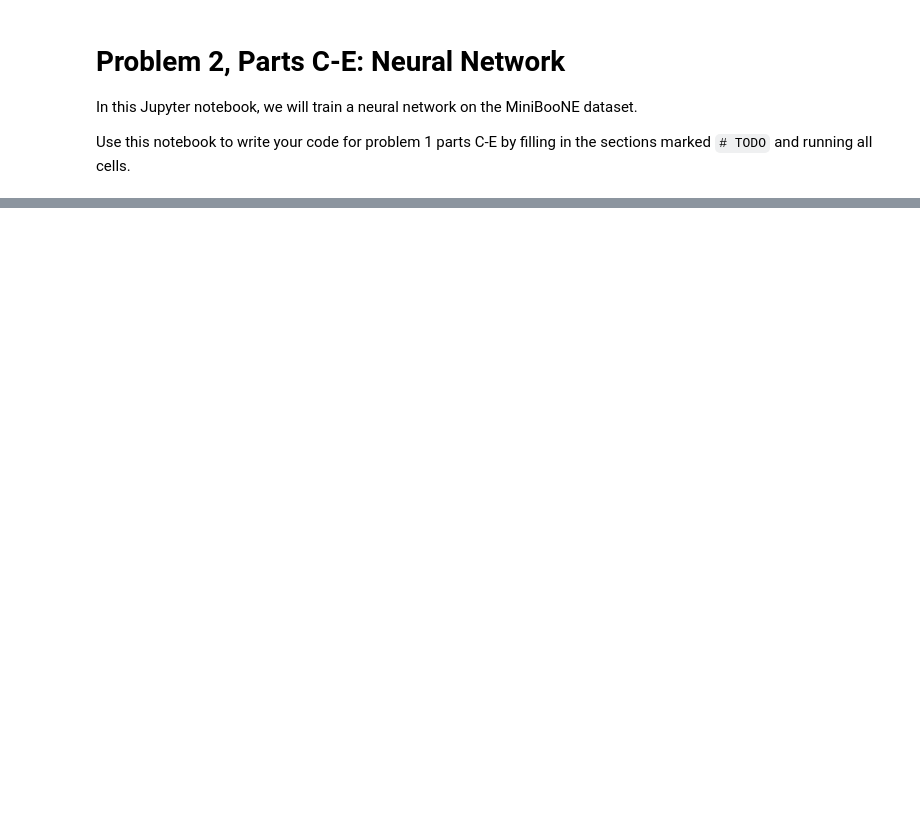
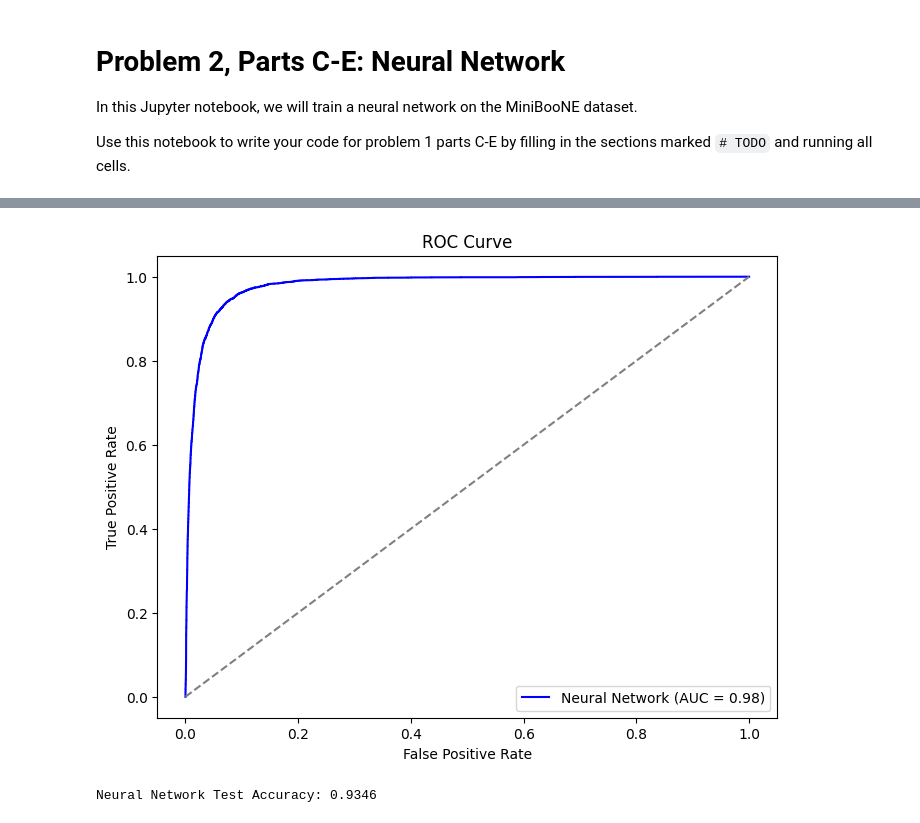
Before and after one commit to JarnovdKolk/Test, a Jupyter notebook: Homework2_Part2.ipynb, the cells around one changed output, grey strips where cells are left out. Cells and saved outputs as stored; diff of their text form; code cells hidden in the pictures; blank space fills up the shorter version.

```diff
--- a/Homework2_Part2.ipynb
+++ b/Homework2_Part2.ipynb
@@ -172,0 +247,44 @@ plot_roc(y_test, preds_nn)
+# %%
+# =============================
+# Problem E: Standardized features & Adam optimizer
+# =============================
+scaler = StandardScaler()
+X_train_scaled = scaler.fit_transform(X_train)
+X_test_scaled = scaler.transform(X_test)
+
+inputs = Input(shape=(X_train.shape[1],))
+x = Dense(128, activation='relu')(inputs)
+x = Dense(128, activation='relu')(x)
+x = Dense(128, activation='relu')(x)
+outputs = Dense(1, activation='sigmoid')(x)
+model = Model(inputs=inputs, outputs=outputs)
+
+# Compile model
+model.compile(optimizer=Adam(learning_rate=0.001), loss='binary_crossentropy', metrics=['accuracy'])
+
+# Train model
+history = model.fit(X_train_scaled, y_train, epochs=50, batch_size=128, validation_data=(X_test_scaled, y_test), verbose=1)
+
+# Predict and plot ROC
+preds_nn = model.predict(X_test_scaled)
+
+from sklearn.metrics import roc_curve, auc
+import matplotlib.pyplot as plt
+
+# Get predicted probabilities
+preds_nn = model.predict(X_test_scaled)
+
+# Compute ROC curve and AUC
+fpr, tpr, _ = roc_curve(y_test, preds_nn)
+roc_auc = auc(fpr, tpr)
+
+# Plot ROC curve
+plt.figure(figsize=(8,6))
+plt.plot(fpr, tpr, color='blue', label=f'Neural Network (AUC = {roc_auc:.2f})')
+plt.plot([0, 1], [0, 1], color='gray', linestyle='--')  # Random classifier line
+plt.xlabel('False Positive Rate')
+plt.ylabel('True Positive Rate')
+plt.title('ROC Curve')
+plt.legend(loc='lower right')
+plt.show()
+# %% [output]
@@ -172,0 +308,6 @@ plot_roc(y_test, preds_nn)
+[figure, added]
+# %%
+_, accuracy = model.evaluate(X_test_scaled, y_test, verbose=0)
+print(f'Neural Network Test Accuracy: {accuracy:.4f}')
+# %% [output]
+Neural Network Test Accuracy: 0.9346
```
Also changed, not shown: parts of 10 cells of this notebook.
